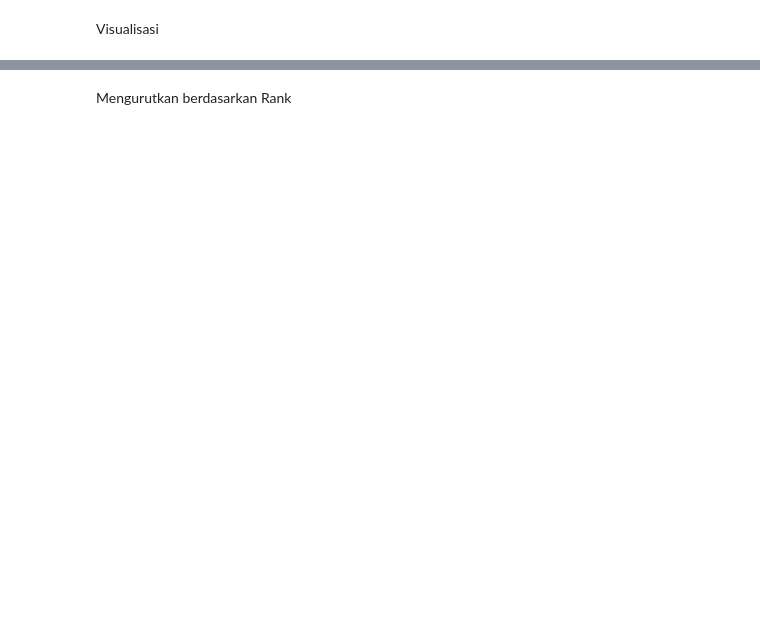
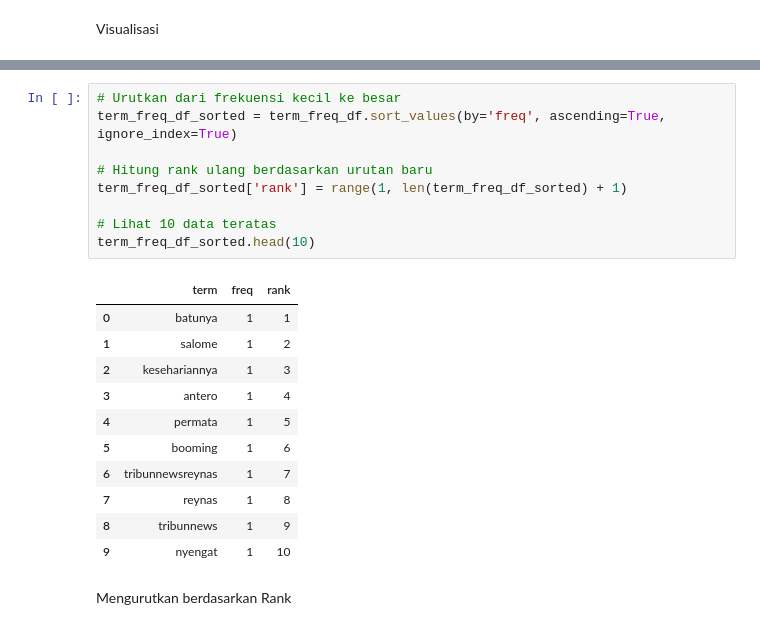
Before and after one commit to ZanIhsan2/Information_Retrival_Data, a Jupyter notebook: tugas/Praktikum01/notebooks/praktikum01.ipynb, the cells around one changed output, grey strips where cells are left out. Drawn from its saved outputs; the diff is of its cells as text; blank space fills up the shorter version.

```diff
--- a/tugas/Praktikum01/notebooks/praktikum01.ipynb
+++ b/tugas/Praktikum01/notebooks/praktikum01.ipynb
@@ -148,3 +168,24 @@ term_freq_df_sorted.head()
+# %%
+# Urutkan dari frekuensi kecil ke besar
+term_freq_df_sorted = term_freq_df.sort_values(by='freq', ascending=True, ignore_index=True)
+
+# Hitung rank ulang berdasarkan urutan baru
+term_freq_df_sorted['rank'] = range(1, len(term_freq_df_sorted) + 1)
+
+# Lihat 10 data teratas
+term_freq_df_sorted.head(10)
+# %% [output]
+|  | term | freq | rank |
+| 0 | batunya | 1 | 1 |
+| 1 | salome | 1 | 2 |
+| 2 | kesehariannya | 1 | 3 |
+| 3 | antero | 1 | 4 |
+| 4 | permata | 1 | 5 |
+| 5 | booming | 1 | 6 |
+| 6 | tribunnewsreynas | 1 | 7 |
+| 7 | reynas | 1 | 8 |
+| 8 | tribunnews | 1 | 9 |
+| 9 | nyengat | 1 | 10 |
 # %% [markdown]
 Mengurutkan berdasarkan Rank
 # %%
```
Also changed, not shown: parts of 5 cells of this notebook.
